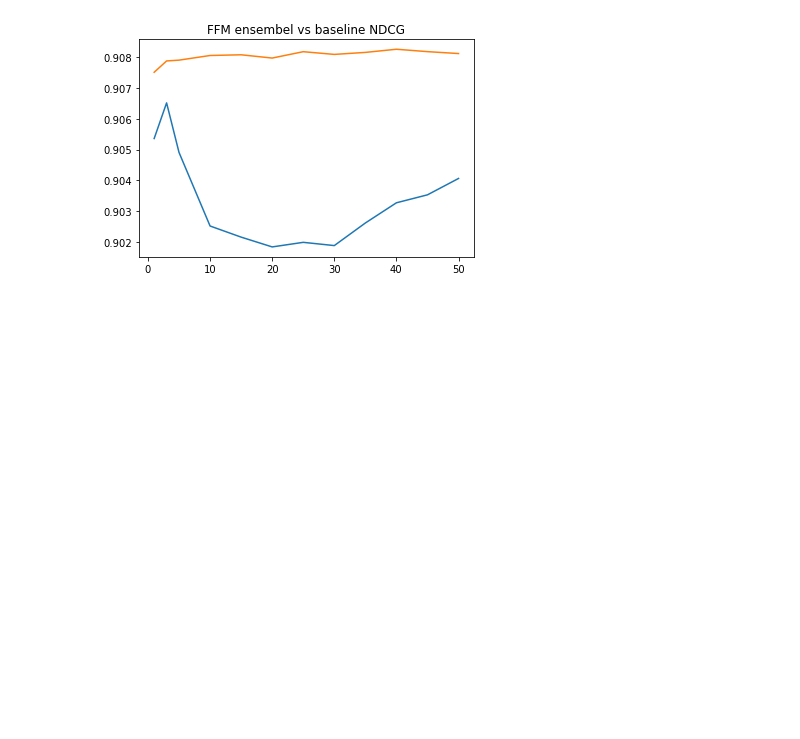
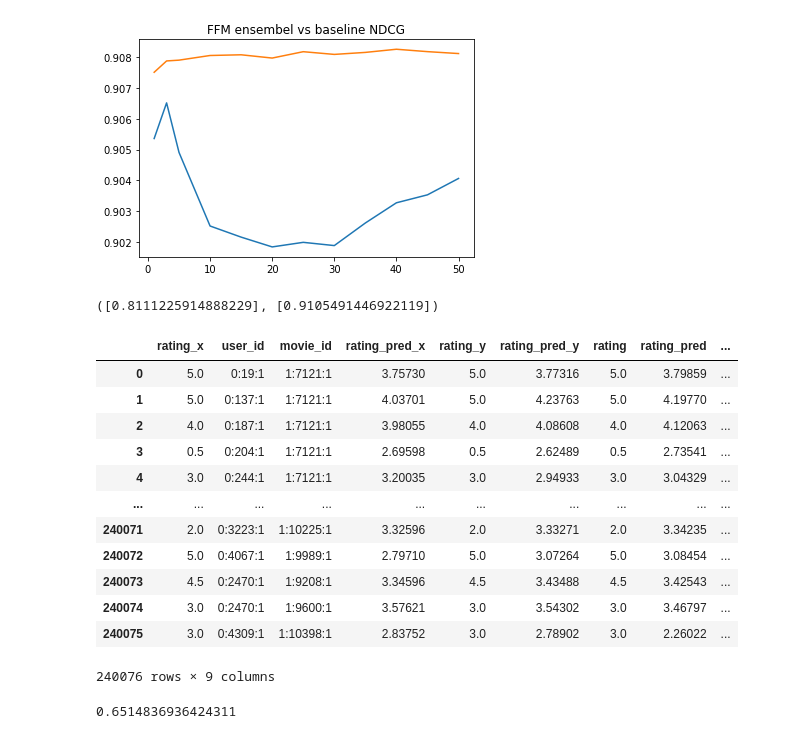
Before and after one commit to zxw4332/Content-based-movie-recommendation-system, a Jupyter notebook: xlearn.ipynb, the cells around one changed output. Cells and saved outputs as stored; diff of their text form; code cells hidden in the pictures; blank space fills up the shorter version.

```diff
--- a/xlearn.ipynb
+++ b/xlearn.ipynb
@@ -598,3 +598,76 @@ plt.show()
 # %% [output]
 [figure]
 [figure]
+# %%
+ratings_high = data_sampling()
+
+ratings_high = Add_genre(ratings_high)
+ffm_CV(ratings_high,["rating","user_index","movie_index","genre_index"],"mf_genre")
+ffm_cv_eval([40], "mf_genre")
+
+ratings_high = Add_year(ratings_high)
+ffm_CV(ratings_high,["rating","user_index","movie_index","year_index"],"mf_year")
+ffm_cv_eval([110], "mf_year")
+
+ratings_high = Add_country(ratings_high)
+ffm_CV(ratings_high,["rating","user_index","movie_index","country_index"],"mf_country")
+ffm_cv_eval([45], "mf_country")
+# %% [output]
+([0.8111225914888229], [0.9105491446922119])
+# %%
+def NDCG(t):
+    """
+    compute NDCG for a user
+    t: pandas dataframe
+    """
+    rank = np.array(sorted(t['ranking'].values)[::-1])
+    DCG = t.sort_values(by=["ranking"],ascending=False).rating.values
+    IDCG = np.array(sorted(DCG))
+    NDCG = (np.sum((2**(DCG)-1)/np.log2(rank+1))) / (np.sum((2**(IDCG)-1)/np.log2(rank+1)))
+    return NDCG
+
+df_lst = [pd.DataFrame(),pd.DataFrame(),pd.DataFrame()]
+
+for index,file_name in enumerate(["mf_genre","mf_year","mf_country"]):
+    for i in ["1","2","3"]:
+        # update mse
+        pred_ratings = pd.read_csv("./xlearn/"+file_name+"/ratings_high_output"+i+".txt",header=None)
+        pred_ratings = pred_ratings[0]
+
+
+        label_ratings = pd.read_csv("./xlearn/"+file_name+"/ratings_high_test"+i+".txt",header=None)
+        label_ratings[0] = label_ratings[0].apply(lambda x: x.split(" ")[0:3])
+        label_ratings["rating"] = label_ratings[0].apply(lambda x: x[0])
+        label_ratings["rating"] = label_ratings["rating"].astype(float)
+        label_ratings["user_id"] = label_ratings[0].apply(lambda x: x[1])
+        label_ratings["movie_id"] = label_ratings[0].apply(lambda x: x[2])
+        label_ratings = label_ratings[['rating','user_id','movie_id']]
+        label_ratings["rating_pred"] = pred_ratings
+
+        df_lst[index] = df_lst[index].append(label_ratings)
+
+all_df = pd.merge(df_lst[0],df_lst[1],on=["user_id","movie_id"],how="inner")
+all_df = pd.merge(all_df,df_lst[2],on=["user_id","movie_id"],how="inner")
+all_df["rating_mean"] = (all_df.rating_pred + all_df.rating_pred_x + all_df.rating_pred_y)/3
+# %%
+all_df = pd.merge(df_lst[0],df_lst[1],on=["user_id","movie_id"],how="inner")
+all_df = pd.merge(all_df,df_lst[2],on=["user_id","movie_id"],how="inner")
+all_df["rating_mean"] = (all_df.rating_pred + all_df.rating_pred_x + all_df.rating_pred_y)/3
+# %% [output]
+|  | rating_x | user_id | movie_id | rating_pred_x | rating_y | rating_pred_y | rating | rating_pred | ... |
+| 0 | 5.0 | 0:19:1 | 1:7121:1 | 3.75730 | 5.0 | 3.77316 | 5.0 | 3.79859 | ... |
+| 1 | 5.0 | 0:137:1 | 1:7121:1 | 4.03701 | 5.0 | 4.23763 | 5.0 | 4.19770 | ... |
+| 2 | 4.0 | 0:187:1 | 1:7121:1 | 3.98055 | 4.0 | 4.08608 | 4.0 | 4.12063 | ... |
+| 3 | 0.5 | 0:204:1 | 1:7121:1 | 2.69598 | 0.5 | 2.62489 | 0.5 | 2.73541 | ... |
+| 4 | 3.0 | 0:244:1 | 1:7121:1 | 3.20035 | 3.0 | 2.94933 | 3.0 | 3.04329 | ... |
+| ... | ... | ... | ... | ... | ... | ... | ... | ... | ... |
+| 240071 | 2.0 | 0:3223:1 | 1:10225:1 | 3.32596 | 2.0 | 3.33271 | 2.0 | 3.34235 | ... |
+| 240072 | 5.0 | 0:4067:1 | 1:9989:1 | 2.79710 | 5.0 | 3.07264 | 5.0 | 3.08454 | ... |
+| 240073 | 4.5 | 0:2470:1 | 1:9208:1 | 3.34596 | 4.5 | 3.43488 | 4.5 | 3.42543 | ... |
+| 240074 | 3.0 | 0:2470:1 | 1:9600:1 | 3.57621 | 3.0 | 3.54302 | 3.0 | 3.46797 | ... |
+| 240075 | 3.0 | 0:4309:1 | 1:10398:1 | 2.83752 | 3.0 | 2.78902 | 3.0 | 2.26022 | ... |
+240076 rows × 9 columns
+# %%
+print(np.sum((all_df.rating_mean-all_df.rating)**2)/all_df.shape[0])
+# %% [output]
+0.6514836936424311
```
